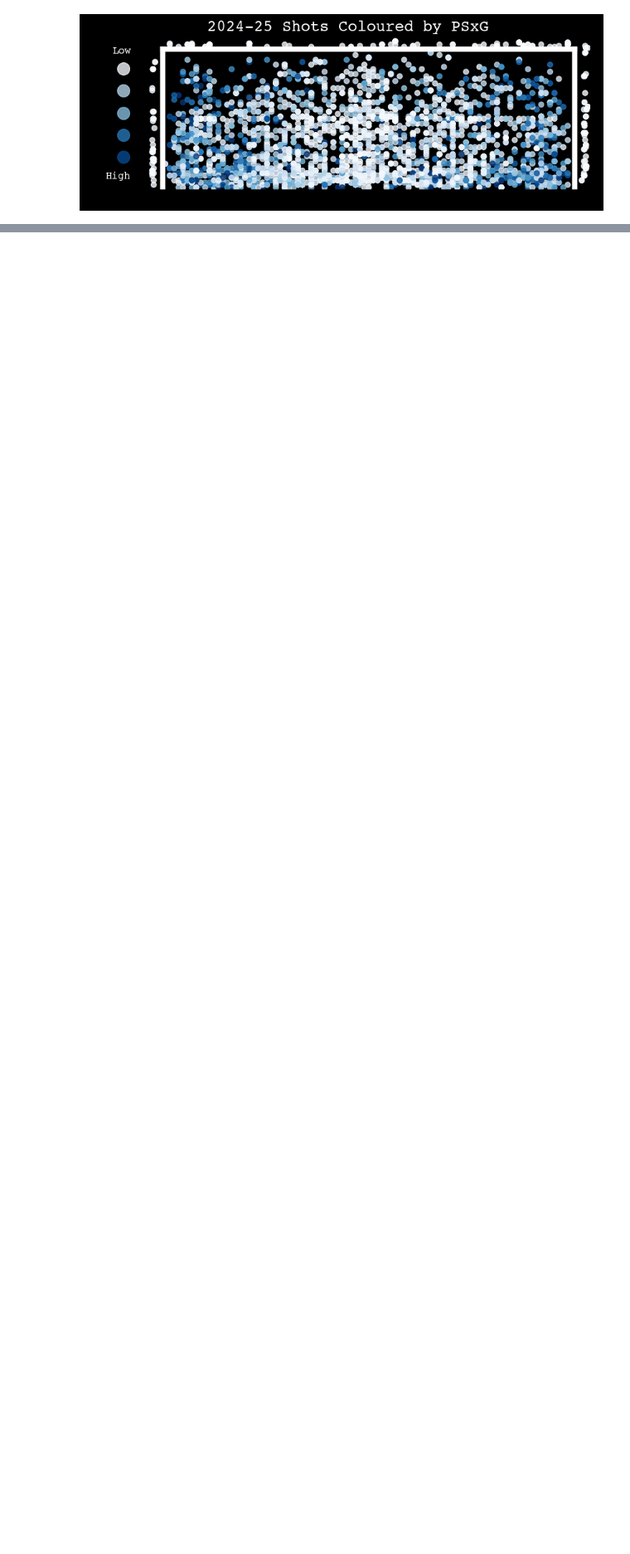
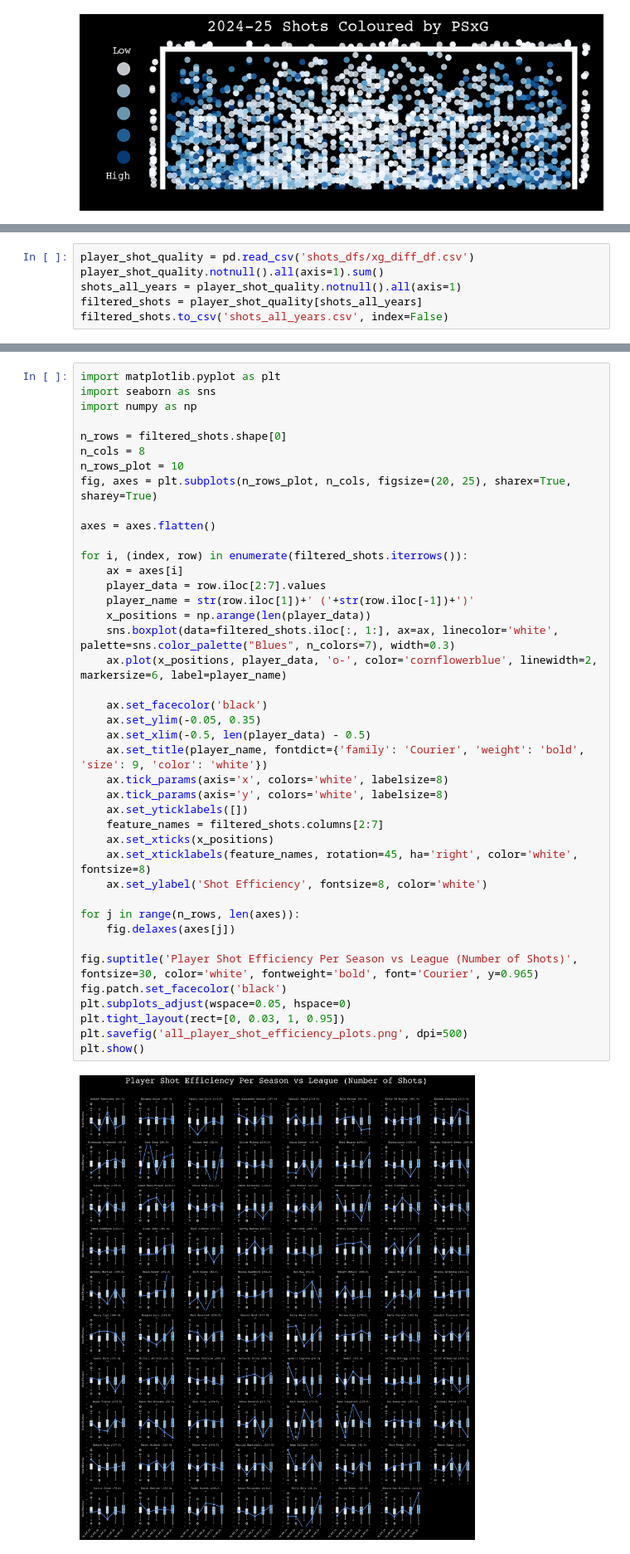
Before and after one commit to jnbrooker/dataScienceEoY, a Jupyter notebook: shot_quality.ipynb, the cells around one changed output, grey strips where cells are left out. Shown at 83% size. Saved outputs shown, nothing was run; the diff lists cells and outputs as text; blank space fills up the shorter version.

```diff
--- a/shot_quality.ipynb
+++ b/shot_quality.ipynb
@@ -625,0 +957,6 @@ plt.show()
+# %%
+player_shot_quality = pd.read_csv('shots_dfs/xg_diff_df.csv')
+player_shot_quality.notnull().all(axis=1).sum()
+shots_all_years = player_shot_quality.notnull().all(axis=1)
+filtered_shots = player_shot_quality[shots_all_years]
+filtered_shots.to_csv('shots_all_years.csv', index=False)
@@ -625,0 +1005,43 @@ plt.show()
+# %%
+import matplotlib.pyplot as plt
+import seaborn as sns
+import numpy as np
+
+n_rows = filtered_shots.shape[0]
+n_cols = 8
+n_rows_plot = 10
+fig, axes = plt.subplots(n_rows_plot, n_cols, figsize=(20, 25), sharex=True, sharey=True)
+
+axes = axes.flatten()
+
+for i, (index, row) in enumerate(filtered_shots.iterrows()):
+    ax = axes[i]
+    player_data = row.iloc[2:7].values
+    player_name = str(row.iloc[1])+' ('+str(row.iloc[-1])+')'
+    x_positions = np.arange(len(player_data))
+    sns.boxplot(data=filtered_shots.iloc[:, 1:], ax=ax, linecolor='white', palette=sns.color_palette("Blues", n_colors=7), width=0.3)
+    ax.plot(x_positions, player_data, 'o-', color='cornflowerblue', linewidth=2, markersize=6, label=player_name)
+
+    ax.set_facecolor('black')
+    ax.set_ylim(-0.05, 0.35)
+    ax.set_xlim(-0.5, len(player_data) - 0.5)
+    ax.set_title(player_name, fontdict={'family': 'Courier', 'weight': 'bold', 'size': 9, 'color': 'white'})
+    ax.tick_params(axis='x', colors='white', labelsize=8)
+    ax.tick_params(axis='y', colors='white', labelsize=8)
+    ax.set_yticklabels([])
+    feature_names = filtered_shots.columns[2:7]
+    ax.set_xticks(x_positions)
+    ax.set_xticklabels(feature_names, rotation=45, ha='right', color='white', fontsize=8)
+    ax.set_ylabel('Shot Efficiency', fontsize=8, color='white')
+
+for j in range(n_rows, len(axes)):
+    fig.delaxes(axes[j])
+
+fig.suptitle('Player Shot Efficiency Per Season vs League (Number of Shots)', fontsize=30, color='white', fontweight='bold', font='Courier', y=0.965)
+fig.patch.set_facecolor('black')
+plt.subplots_adjust(wspace=0.05, hspace=0)
+plt.tight_layout(rect=[0, 0.03, 1, 0.95])
+plt.savefig('all_player_shot_efficiency_plots.png', dpi=500)
+plt.show()
+# %% [output]
+[figure, added]
```
Also changed, not shown: parts of 26 cells of this notebook.
